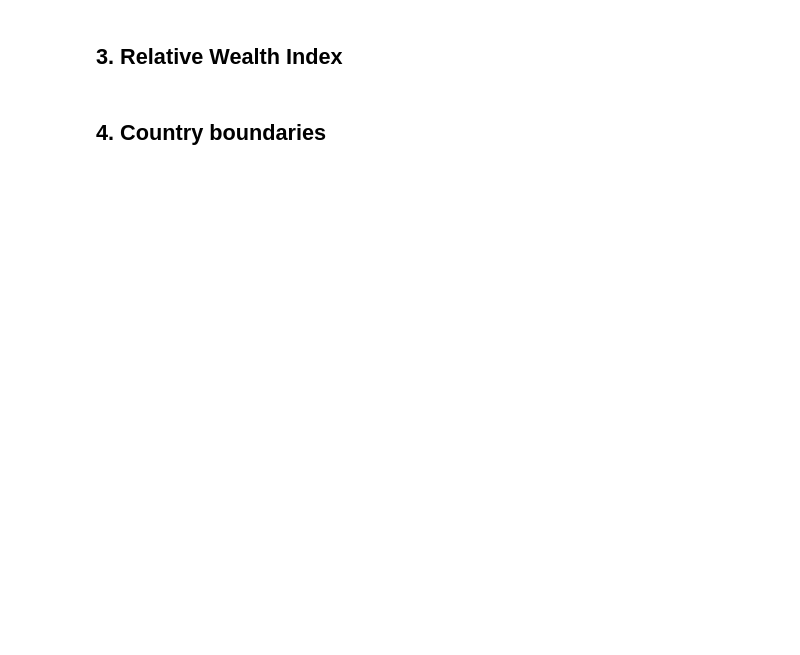
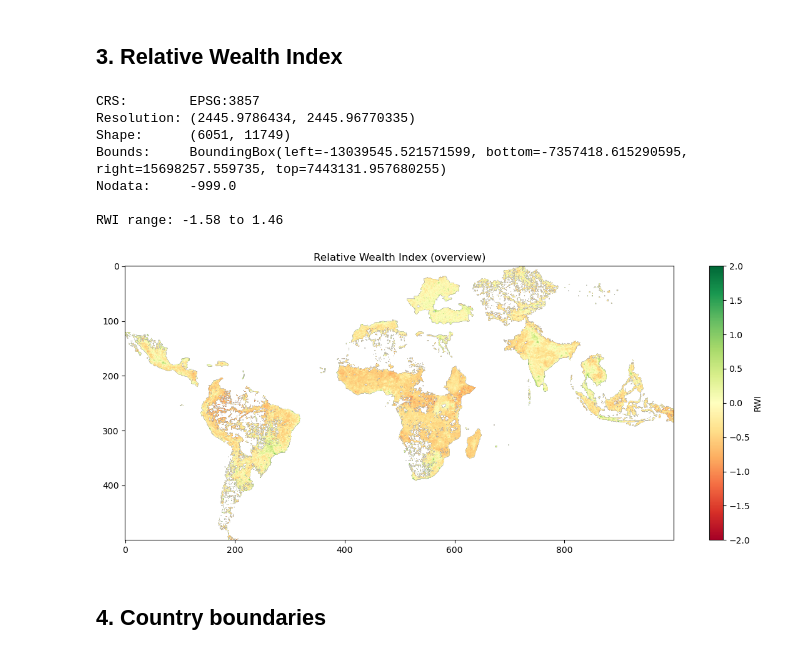
Before and after one commit to mvbnffc/howden_heat, a Jupyter notebook: notebooks/01_data_exploration.ipynb, the cells around one changed output. Cells and saved outputs as stored; diff of their text form; code cells hidden in the pictures; blank space fills up the shorter version.

```diff
--- a/notebooks/01_data_exploration.ipynb
+++ b/notebooks/01_data_exploration.ipynb
@@ -83,26 +107,35 @@ plt.show()
 # %% [markdown]
 ## 3. Relative Wealth Index
 # %%
-rwi_path = DATA / config['data']['rwi']
+rwi_path = ROOT / config['data']['rwi']
 
 with rasterio.open(rwi_path) as src:
     print('CRS:       ', src.crs)
     print('Resolution:', src.res)
     print('Shape:     ', src.shape)
     print('Bounds:    ', src.bounds)
     print('Nodata:    ', src.nodata)
-    rwi_overview = src.read(1, out_shape=(1, 500, 1000), resampling=rasterio.enums.Resampling.average)[0]
+    rwi_overview = src.read(1, out_shape=(500, 1000), resampling=rasterio.enums.Resampling.average)
 
 rwi_overview = rwi_overview.astype(float)
 rwi_overview[rwi_overview == -999] = np.nan
 print(f'\nRWI range: {np.nanmin(rwi_overview):.2f} to {np.nanmax(rwi_overview):.2f}')
 
 fig, ax = plt.subplots(figsize=(12, 5))
 im = ax.imshow(rwi_overview, cmap='RdYlGn', vmin=-2, vmax=2)
 plt.colorbar(im, ax=ax, label='RWI')
 ax.set_title('Relative Wealth Index (overview)')
 plt.tight_layout()
 plt.show()
+# %% [output]
+CRS:        EPSG:3857
+Resolution: (2445.9786434, 2445.96770335)
+Shape:      (6051, 11749)
+Bounds:     BoundingBox(left=-13039545.521571599, bottom=-7357418.615290595, right=15698257.559735, top=7443131.957680255)
+Nodata:     -999.0
+
+RWI range: -1.58 to 1.46
+[figure, added]
 # %% [markdown]
 ## 4. Country boundaries
 # %%
```
Also changed, not shown: parts of 5 cells of this notebook.
